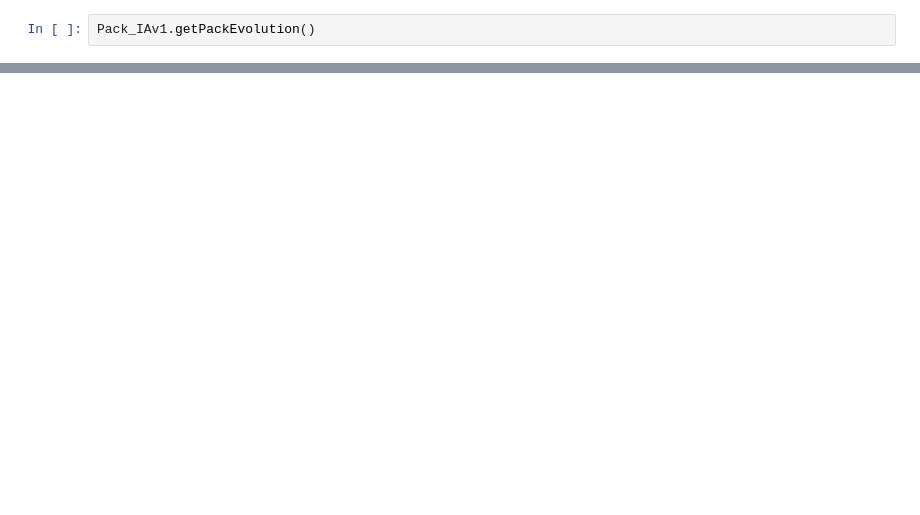
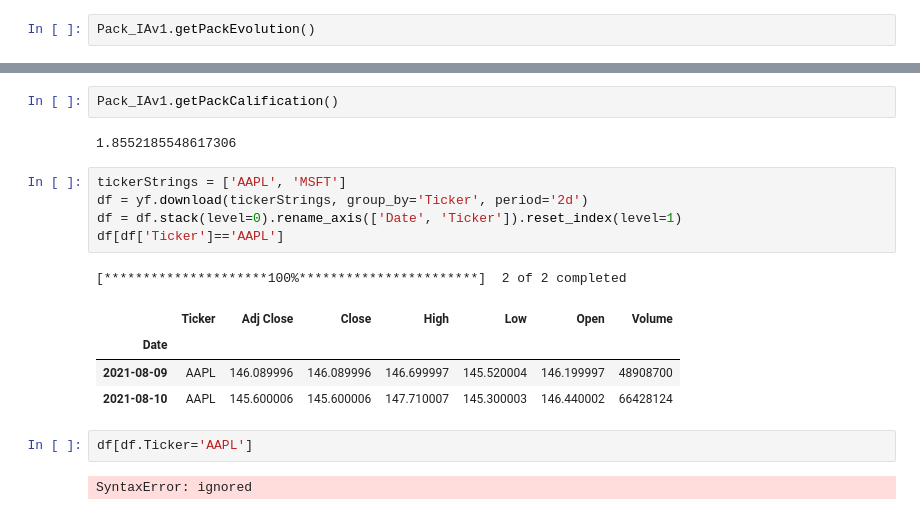
Before and after one commit to pjseoane/AlgoTrading, a Jupyter notebook: Packs_V5.ipynb, the cells around one changed output, grey strips where cells are left out. Drawn from its saved outputs; the diff is of its cells as text; blank space fills up the shorter version.

```diff
--- a/Packs_V5.ipynb
+++ b/Packs_V5.ipynb
@@ -207,0 +276,19 @@ Pack_IAv1.getCorrelationMatrix()
+# %%
+Pack_IAv1.getPackCalification()
+# %% [output]
+1.8552185548617306
+# %%
+tickerStrings = ['AAPL', 'MSFT']
+df = yf.download(tickerStrings, group_by='Ticker', period='2d')
+df = df.stack(level=0).rename_axis(['Date', 'Ticker']).reset_index(level=1)
+df[df['Ticker']=='AAPL']
+# %% [output]
+[*********************100%***********************]  2 of 2 completed
+|  | Ticker | Adj Close | Close | High | Low | Open | Volume |
+| Date |  |  |  |  |  |  |  |
+| 2021-08-09 | AAPL | 146.089996 | 146.089996 | 146.699997 | 145.520004 | 146.199997 | 48908700 |
+| 2021-08-10 | AAPL | 145.600006 | 145.600006 | 147.710007 | 145.300003 | 146.440002 | 66428124 |
+# %%
+df[df.Ticker='AAPL']
+# %% [output]
+SyntaxError: ignored
```
Also changed, not shown: parts of 31 cells of this notebook.
